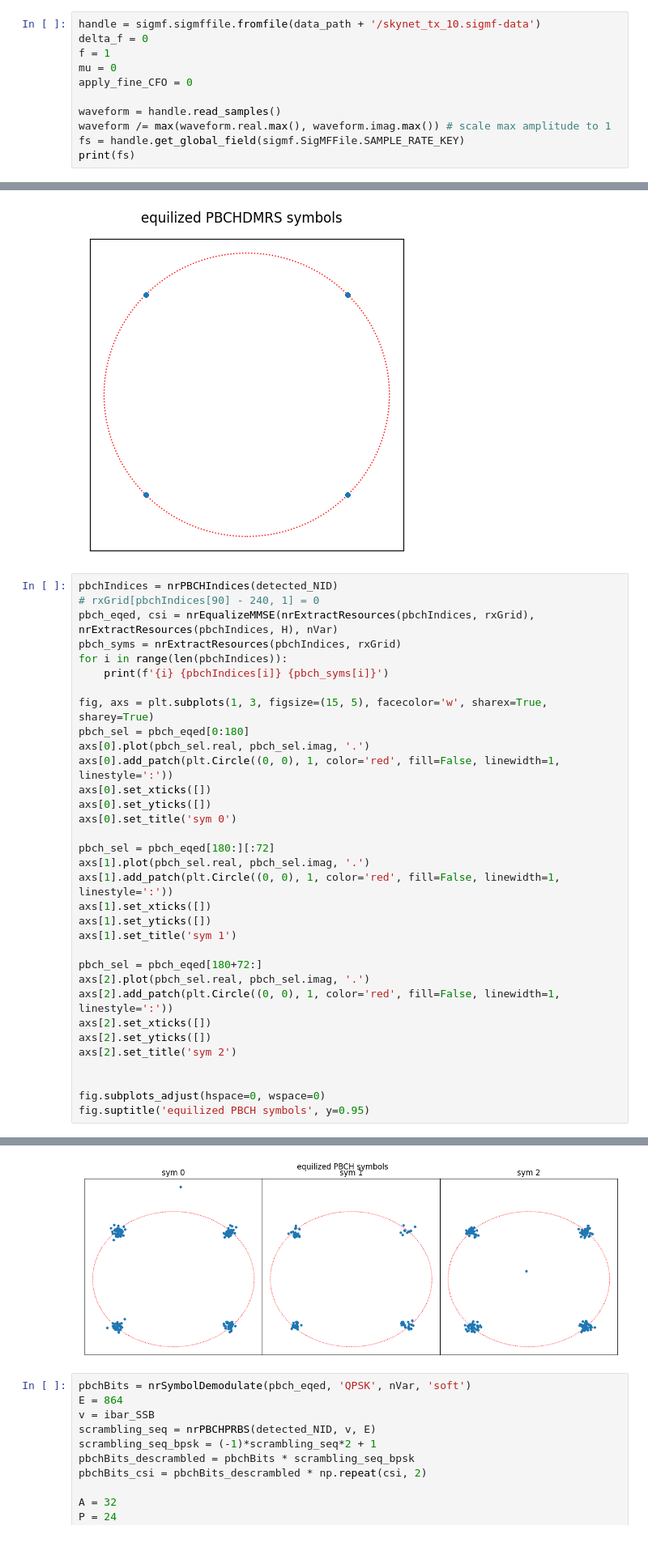
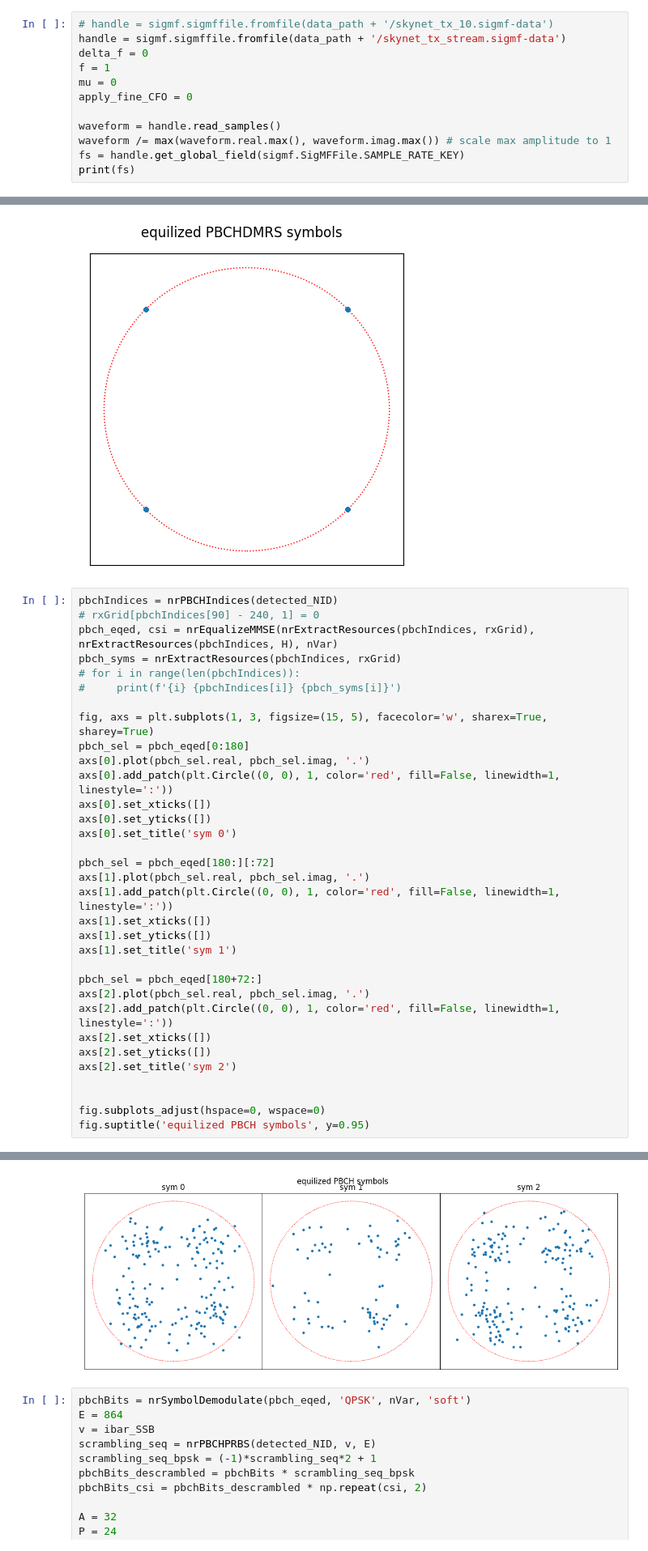
Before and after one commit to catkira/5G_experiments, a Jupyter notebook: test_py3gpp_skynet.ipynb, the cells around one changed output, grey strips where cells are left out. Shown at 81% size. Drawn from its saved outputs; the diff is of its cells as text.

Commit message:
add pbch dmrs decoding and channel estimation for skynet

```diff
--- a/test_py3gpp_skynet.ipynb
+++ b/test_py3gpp_skynet.ipynb
@@ -6,7 +6,8 @@ import matplotlib.pyplot as plt
 from py3gpp import *
 from data_path import data_path
 # %%
-handle = sigmf.sigmffile.fromfile(data_path + '/skynet_tx_10.sigmf-data')
+# handle = sigmf.sigmffile.fromfile(data_path + '/skynet_tx_10.sigmf-data')
+handle = sigmf.sigmffile.fromfile(data_path + '/skynet_tx_stream.sigmf-data')
 delta_f = 0
 f = 1
 mu = 0
@@ -181,8 +190,8 @@ pbchIndices = nrPBCHIndices(detected_NID)
 # rxGrid[pbchIndices[90] - 240, 1] = 0
 pbch_eqed, csi = nrEqualizeMMSE(nrExtractResources(pbchIndices, rxGrid), nrExtractResources(pbchIndices, H), nVar)
 pbch_syms = nrExtractResources(pbchIndices, rxGrid)
-for i in range(len(pbchIndices)):
-    print(f'{i} {pbchIndices[i]} {pbch_syms[i]}')
+# for i in range(len(pbchIndices)):
+#     print(f'{i} {pbchIndices[i]} {pbch_syms[i]}')
 
 fig, axs = plt.subplots(1, 3, figsize=(15, 5), facecolor='w', sharex=True, sharey=True)
 pbch_sel = pbch_eqed[0:180]
@@ -231,4 +223,4 @@ Text(0.5, 0.95, 'equilized PBCH symbols')
-[figure, old version]
+[figure, new version]
 # %%
 pbchBits = nrSymbolDemodulate(pbch_eqed, 'QPSK', nVar, 'soft')
 E = 864
```
Also changed, not shown: parts of 12 cells of this notebook.
